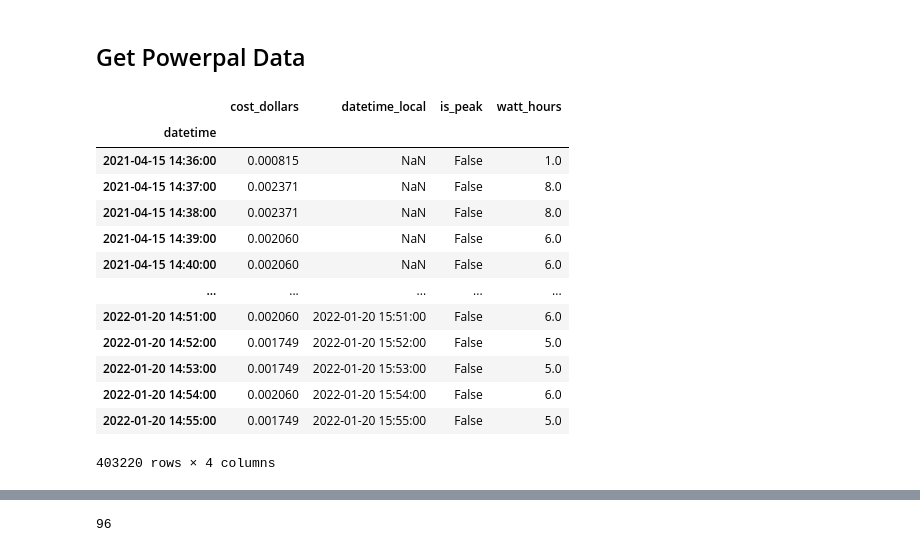
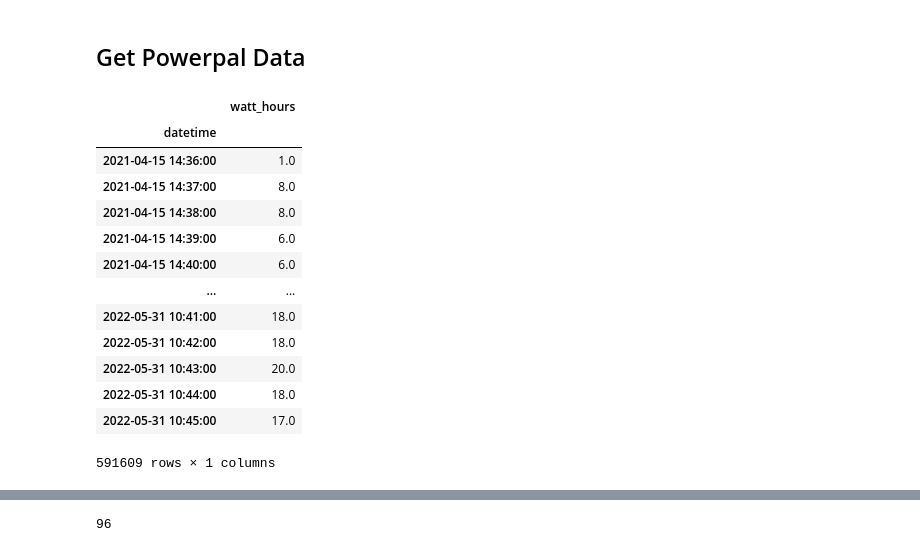
Before and after one commit to Hoops01/MeterDataAnalysis, a Jupyter notebook: MeterDataExtract.ipynb, the cells around one changed output, grey strips where cells are left out. Cells and saved outputs as stored; diff of their text form; code cells hidden in the pictures.

```diff
--- a/MeterDataExtract.ipynb
+++ b/MeterDataExtract.ipynb
@@ -68,43 +68,46 @@ def get_data(filename):
 
 
     df = pd.read_csv(filename, parse_dates=[0], dayfirst=True)#, date_parser=dateparse)
+    df.datetime_utc = pd.to_datetime(df['datetime_utc'], errors='coerce', format='%Y-%m-%d %H:M')
     df['datetime'] = df.datetime_utc + timedelta(hours=10)
-    df.drop('datetime_utc', axis=1, inplace=True)
+    df.drop(['datetime_utc', 'datetime_local','is_peak', 'cost_dollars'], axis=1, inplace=True, errors='ignore')
     df = df.set_index('datetime')
-    freq = pd.infer_freq(df.index)
-    df = df.asfreq(freq)
+#     freq = pd.infer_freq(df.index)
+#     df = df.asfreq(freq)
     return df
 # %% [markdown]
 ## Get Powerpal Data
 # %%
 
 files = ['powerpal_data_00016633_20210415_20210714.csv',
-        'powerpal_data_00016633_20210608_20210907.csv',
+         'powerpal_data_00016633_20210608_20210907.csv',
          'powerpal_data_00016633_20210906_20211206.csv',
          'powerpal_data_00016633_20211022_20220120.csv',
+         'powerpal_data_00016633_20211221_20220320.csv',
+         'powerpal_data_00016633_20220302_20220531.csv',
         ]
 
 df_list = []
 for filename in files:
     df_list.append(get_data(filename))
 
 df = df_list[0]
 for dfc in df_list[1:]:
     df = df.combine_first(dfc)
 # df = pd.concat(df_list, ignore_index=False).sort_index()
 df
 # %% [output]
-|  | cost_dollars | datetime_local | is_peak | watt_hours |
-| datetime |  |  |  |  |
-| 2021-04-15 14:36:00 | 0.000815 | NaN | False | 1.0 |
-| 2021-04-15 14:37:00 | 0.002371 | NaN | False | 8.0 |
-| 2021-04-15 14:38:00 | 0.002371 | NaN | False | 8.0 |
-| 2021-04-15 14:39:00 | 0.002060 | NaN | False | 6.0 |
-| 2021-04-15 14:40:00 | 0.002060 | NaN | False | 6.0 |
-| ... | ... | ... | ... | ... |
-| 2022-01-20 14:51:00 | 0.002060 | 2022-01-20 15:51:00 | False | 6.0 |
-| 2022-01-20 14:52:00 | 0.001749 | 2022-01-20 15:52:00 | False | 5.0 |
-| 2022-01-20 14:53:00 | 0.001749 | 2022-01-20 15:53:00 | False | 5.0 |
-| 2022-01-20 14:54:00 | 0.002060 | 2022-01-20 15:54:00 | False | 6.0 |
-| 2022-01-20 14:55:00 | 0.001749 | 2022-01-20 15:55:00 | False | 5.0 |
+|  | watt_hours |
+| datetime |  |
+| 2021-04-15 14:36:00 | 1.0 |
+| 2021-04-15 14:37:00 | 8.0 |
+| 2021-04-15 14:38:00 | 8.0 |
+| 2021-04-15 14:39:00 | 6.0 |
+| 2021-04-15 14:40:00 | 6.0 |
+| ... | ... |
+| 2022-05-31 10:41:00 | 18.0 |
+| 2022-05-31 10:42:00 | 18.0 |
+| 2022-05-31 10:43:00 | 20.0 |
+| 2022-05-31 10:44:00 | 18.0 |
+| 2022-05-31 10:45:00 | 17.0 |
-403220 rows × 4 columns
+591609 rows × 1 columns
```
Also changed, not shown: parts of 22 cells of this notebook, 2 other files.
